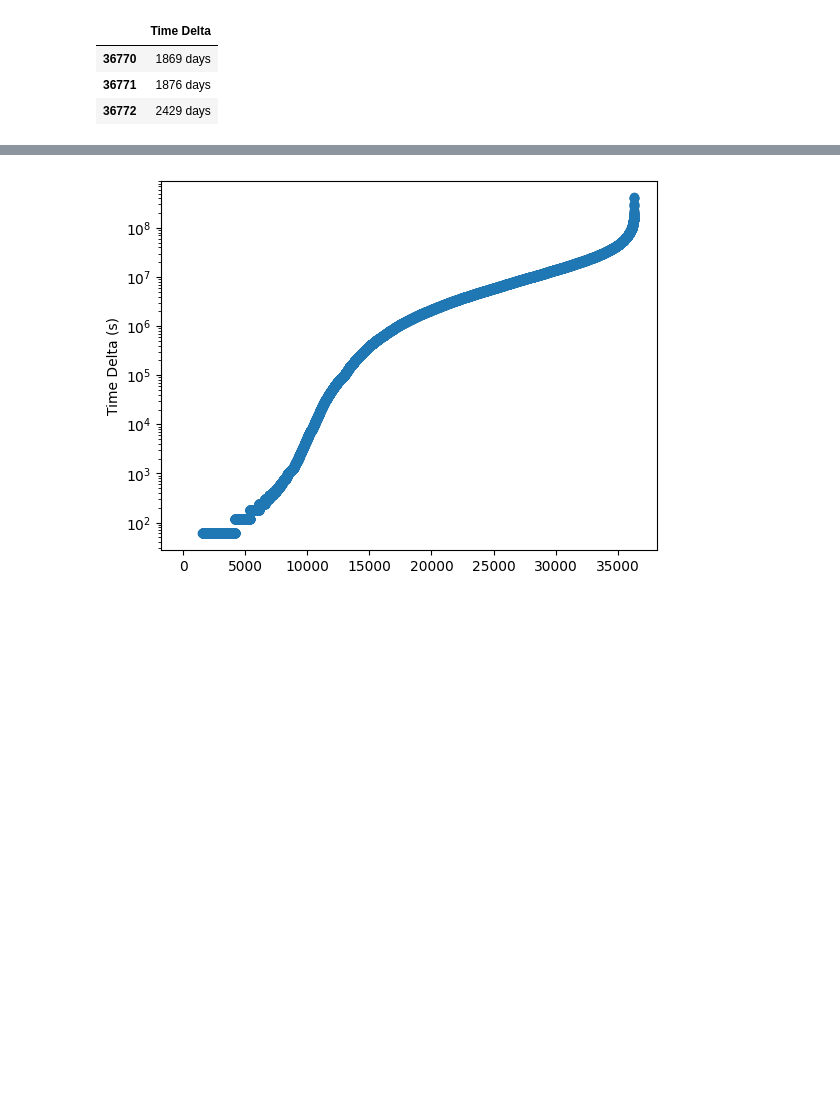
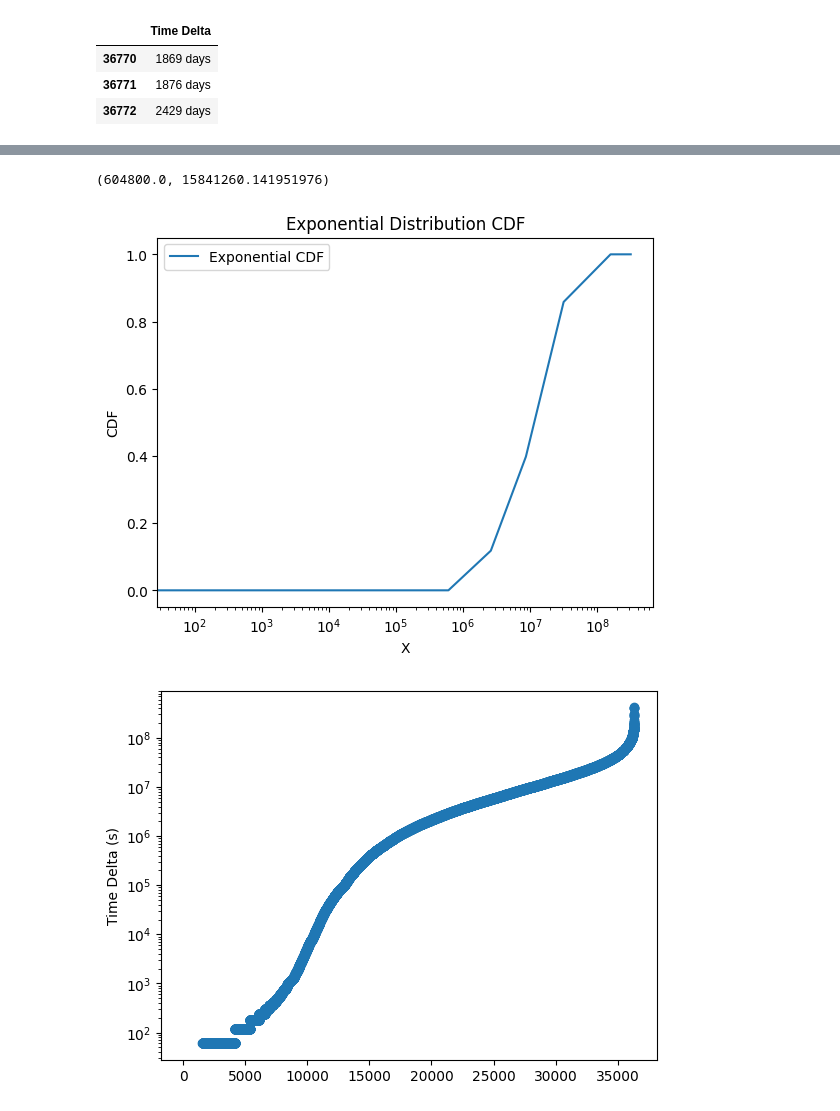
Before and after one commit to CarlKCarlK/wait-times, a Jupyter notebook: wait-times.ipynb, the cells around one changed output, grey strips where cells are left out. Drawn from its saved outputs; the diff is of its cells as text; code cells hidden in the pictures; blank space fills up the shorter version.

```diff
--- a/wait-times.ipynb
+++ b/wait-times.ipynb
@@ -251,3 +296,21 @@ wait_cdf(lotto_df, wiki_wait_ticks)
+# %%
+# fit an exponential distribution to df['Time Delta']
+from scipy.stats import expon
+
+params = expon.fit(lotto_df['Time Delta'].dt.total_seconds())
+print(params)
+expon_dist = expon(*params)
+cdf_values = expon_dist.cdf(wiki_wait_ticks)
+plt.plot(wiki_wait_ticks, cdf_values, label='Exponential CDF')
+plt.xlabel('X')
+plt.xscale('log')
+plt.ylabel('CDF')
+plt.title('Exponential Distribution CDF')
+plt.legend()
+plt.show()
+# %% [output]
+(604800.0, 15841260.141951976)
+[figure, added]
 # %%
 import numpy as np
 import matplotlib.pyplot as plt
```
Also changed, not shown: parts of 7 cells of this notebook.
